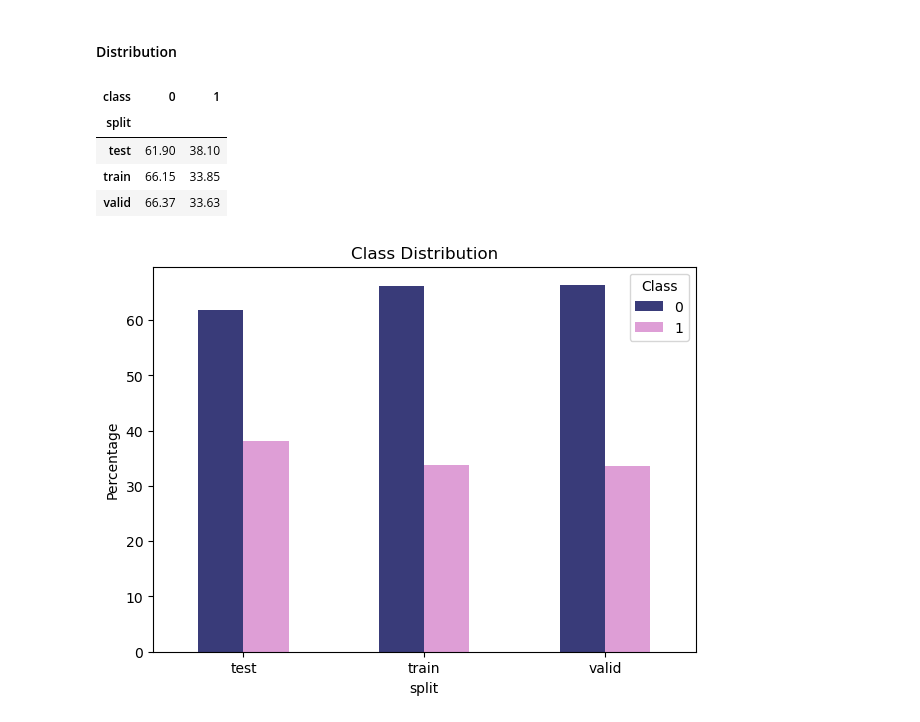
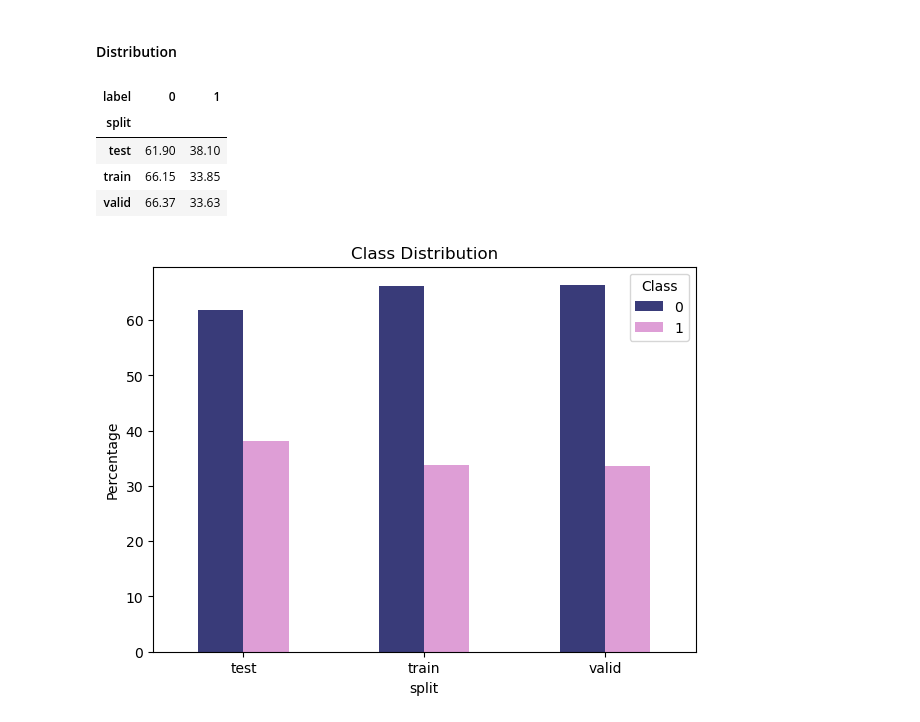
Before and after one commit to ZuzannaJusz/breast_cancer_classification, a Jupyter notebook: 1_EDA.ipynb, the cells around one changed output. Cells and saved outputs as stored; diff of their text form; code cells hidden in the pictures.

```diff
--- a/1_EDA.ipynb
+++ b/1_EDA.ipynb
@@ -26,12 +26,14 @@ classes = ["0", "1"]
 def load_datasets(split):
     paths = []
     labels = []
+    splits = []
     for label in classes:
         folder = os.path.join(base_path, split, label)
         for img in os.listdir(folder):
             paths.append(os.path.join(folder, img))
             labels.append(label)
-    return pd.DataFrame({"path": paths, "label": labels})
+            splits.append(split)
+    return pd.DataFrame({"path": paths, "label": labels, "split": splits})
 # %%
 df_train = load_datasets("train")
 df_test = load_datasets("test")
@@ -39,11 +58,13 @@ df_valid = load_datasets("valid")
 # %% [markdown]
 #### Distribution
+# %%
+df = pd.concat([df_train, df_valid, df_test], ignore_index=True)
 # %%
-dist = pd.crosstab(df["split"],df["class"])
+dist = pd.crosstab(df["split"],df["label"])
 dist_p = dist.div(dist.sum(axis=1), axis=0)*100
 dist_p.round(2)
 # %% [output]
-| class | 0 | 1 |
+| label | 0 | 1 |
 | split |  |  |
 | test | 61.90 | 38.10 |
 | train | 66.15 | 33.85 |
```
Also changed, not shown: parts of 4 cells of this notebook, 3 other files.
